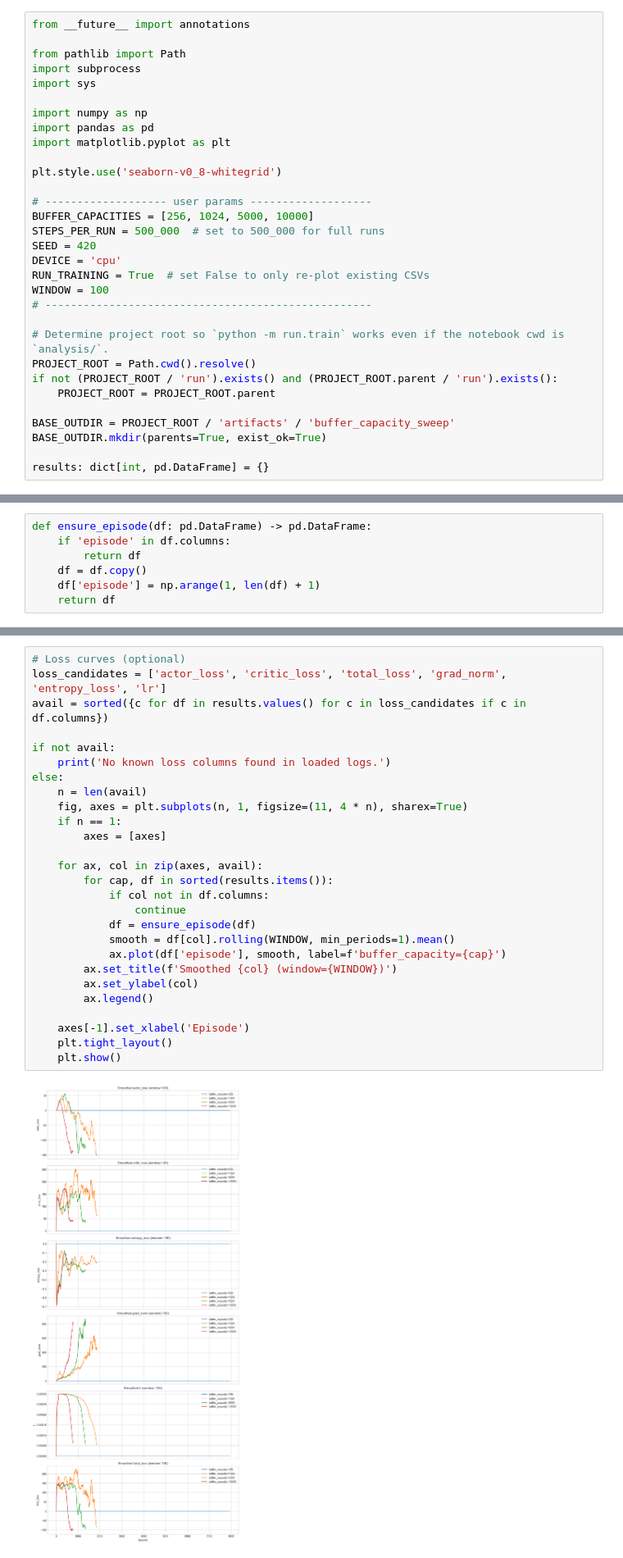
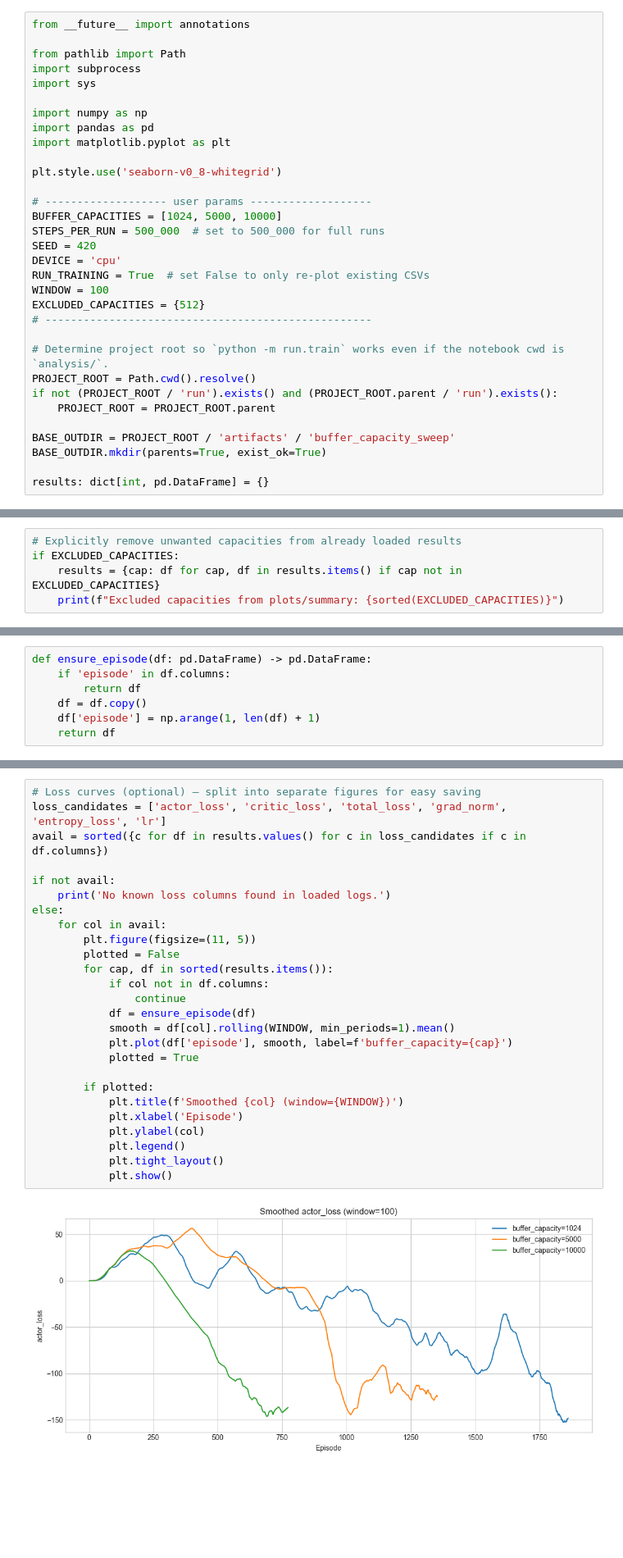
Before and after one commit to LyaminVS/HorizontalPong, a Jupyter notebook: analysis/buffer_capacity_compare.ipynb, the cells around one changed output, grey strips where cells are left out. Shown at 82% size. Cells and saved outputs as stored; diff of their text form; blank space fills up the shorter version.

```diff
--- a/analysis/buffer_capacity_compare.ipynb
+++ b/analysis/buffer_capacity_compare.ipynb
@@ -30,12 +30,13 @@ import matplotlib.pyplot as plt
 plt.style.use('seaborn-v0_8-whitegrid')
 
 # ------------------- user params -------------------
-BUFFER_CAPACITIES = [256, 1024, 5000, 10000]
+BUFFER_CAPACITIES = [1024, 5000, 10000]
 STEPS_PER_RUN = 500_000  # set to 500_000 for full runs
 SEED = 420
 DEVICE = 'cpu'
 RUN_TRAINING = True  # set False to only re-plot existing CSVs
 WINDOW = 100
+EXCLUDED_CAPACITIES = {512}
 # ---------------------------------------------------
 
 # Determine project root so `python -m run.train` works even if the notebook cwd is `analysis/`.
@@ -104,3 +105,8 @@ Step: 56573/500000 | Episode: 900 | Avg Reward: -76.000 | Avg Hits: 0.24 | Criti
 - buffer_capacity=1024: rows=1861 columns=['episode', 'reward', 'hits', 'length', 'critic_loss', 'actor_loss', 'entropy_loss', 'total_loss', 'grad_norm', 'lr']
 - buffer_capacity=5000: rows=1353 columns=['episode', 'reward', 'hits', 'length', 'critic_loss', 'actor_loss', 'entropy_loss', 'total_loss', 'grad_norm', 'lr']
 - buffer_capacity=10000: rows=773 columns=['episode', 'reward', 'hits', 'length', 'critic_loss', 'actor_loss', 'entropy_loss', 'total_loss', 'grad_norm', 'lr']
+# %%
+# Explicitly remove unwanted capacities from already loaded results
+if EXCLUDED_CAPACITIES:
+    results = {cap: df for cap, df in results.items() if cap not in EXCLUDED_CAPACITIES}
+    print(f"Excluded capacities from plots/summary: {sorted(EXCLUDED_CAPACITIES)}")
@@ -156,29 +164,28 @@ else:
 # %%
-# Loss curves (optional)
+# Loss curves (optional) — split into separate figures for easy saving
 loss_candidates = ['actor_loss', 'critic_loss', 'total_loss', 'grad_norm', 'entropy_loss', 'lr']
 avail = sorted({c for df in results.values() for c in loss_candidates if c in df.columns})
 
 if not avail:
     print('No known loss columns found in loaded logs.')
 else:
-    n = len(avail)
-    fig, axes = plt.subplots(n, 1, figsize=(11, 4 * n), sharex=True)
-    if n == 1:
-        axes = [axes]
-
-    for ax, col in zip(axes, avail):
+    for col in avail:
+        plt.figure(figsize=(11, 5))
+        plotted = False
         for cap, df in sorted(results.items()):
             if col not in df.columns:
                 continue
             df = ensure_episode(df)
             smooth = df[col].rolling(WINDOW, min_periods=1).mean()
-            ax.plot(df['episode'], smooth, label=f'buffer_capacity={cap}')
-        ax.set_title(f'Smoothed {col} (window={WINDOW})')
-        ax.set_ylabel(col)
-        ax.legend()
+            plt.plot(df['episode'], smooth, label=f'buffer_capacity={cap}')
+            plotted = True
 
-    axes[-1].set_xlabel('Episode')
-    plt.tight_layout()
-    plt.show()
+        if plotted:
+            plt.title(f'Smoothed {col} (window={WINDOW})')
+            plt.xlabel('Episode')
+            plt.ylabel(col)
+            plt.legend()
+            plt.tight_layout()
+            plt.show()
 # %% [output]
-[figure, old version]
+[figure, new version]
```
Also changed, not shown: parts of 6 cells of this notebook, 6 other files.
